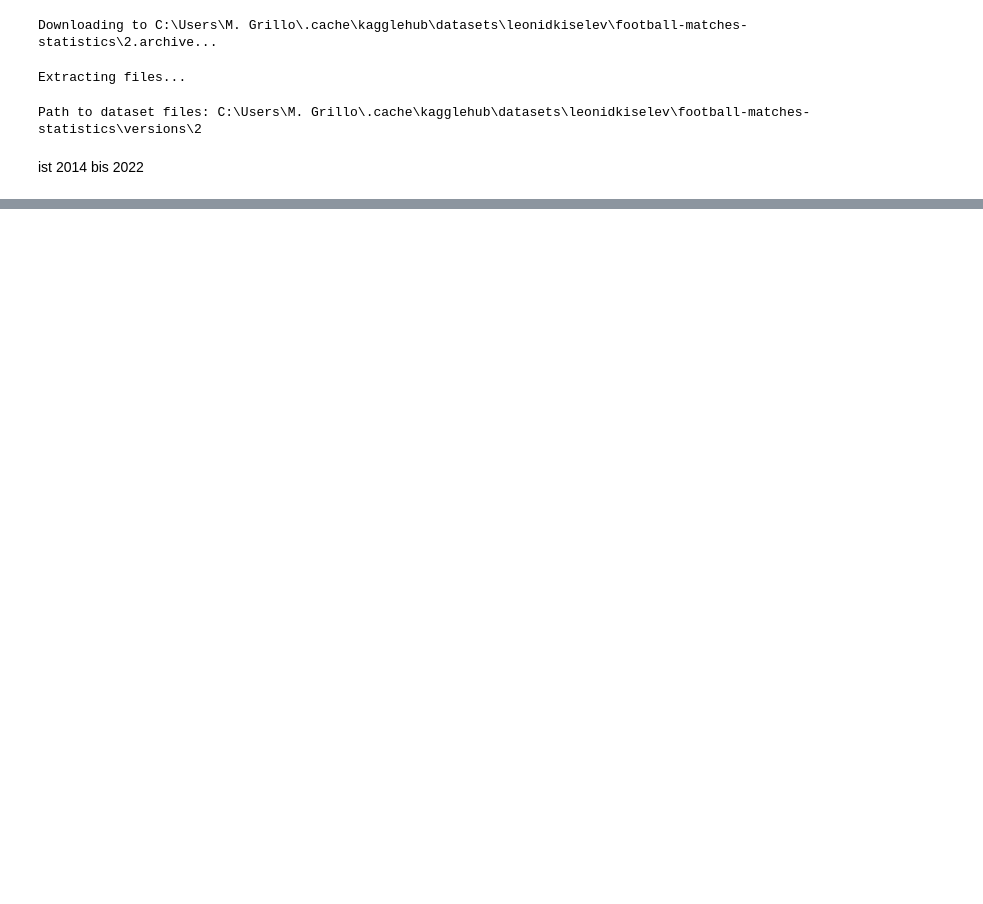
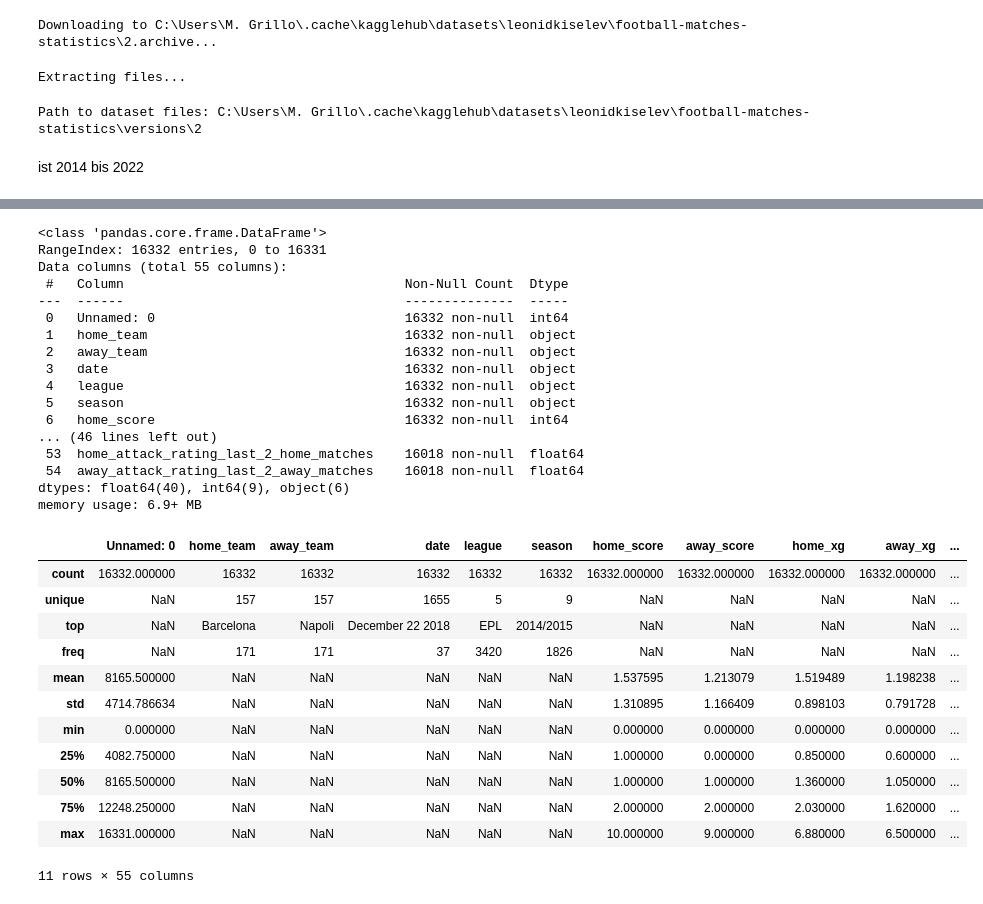
Before and after one commit to magrimuc/prj-2-eda-sql-football-matches-statistics, a Jupyter notebook: MartinsNotebook.ipynb, the cells around one changed output, grey strips where cells are left out. Drawn from its saved outputs; the diff is of its cells as text; code cells hidden in the pictures; blank space fills up the shorter version.

```diff
--- a/MartinsNotebook.ipynb
+++ b/MartinsNotebook.ipynb
@@ -100,0 +194,37 @@ df_matches_bl
+# %%
+df.shape
+df.info()
+df.dtypes
+df.nunique()
+df.describe(include='all')
+# %% [output]
+<class 'pandas.core.frame.DataFrame'>
+RangeIndex: 16332 entries, 0 to 16331
+Data columns (total 55 columns):
+ #   Column                                    Non-Null Count  Dtype
+---  ------                                    --------------  -----
+ 0   Unnamed: 0                                16332 non-null  int64
+ 1   home_team                                 16332 non-null  object
+ 2   away_team                                 16332 non-null  object
+ 3   date                                      16332 non-null  object
+ 4   league                                    16332 non-null  object
+ 5   season                                    16332 non-null  object
+ 6   home_score                                16332 non-null  int64
+... (46 lines left out)
+ 53  home_attack_rating_last_2_home_matches    16018 non-null  float64
+ 54  away_attack_rating_last_2_away_matches    16018 non-null  float64
+dtypes: float64(40), int64(9), object(6)
+memory usage: 6.9+ MB
+|  | Unnamed: 0 | home_team | away_team | date | league | season | home_score | away_score | home_xg | away_xg | ... |
+| count | 16332.000000 | 16332 | 16332 | 16332 | 16332 | 16332 | 16332.000000 | 16332.000000 | 16332.000000 | 16332.000000 | ... |
+| unique | NaN | 157 | 157 | 1655 | 5 | 9 | NaN | NaN | NaN | NaN | ... |
+| top | NaN | Barcelona | Napoli | December 22 2018 | EPL | 2014/2015 | NaN | NaN | NaN | NaN | ... |
+| freq | NaN | 171 | 171 | 37 | 3420 | 1826 | NaN | NaN | NaN | NaN | ... |
+| mean | 8165.500000 | NaN | NaN | NaN | NaN | NaN | 1.537595 | 1.213079 | 1.519489 | 1.198238 | ... |
+| std | 4714.786634 | NaN | NaN | NaN | NaN | NaN | 1.310895 | 1.166409 | 0.898103 | 0.791728 | ... |
+| min | 0.000000 | NaN | NaN | NaN | NaN | NaN | 0.000000 | 0.000000 | 0.000000 | 0.000000 | ... |
+| 25% | 4082.750000 | NaN | NaN | NaN | NaN | NaN | 1.000000 | 0.000000 | 0.850000 | 0.600000 | ... |
+| 50% | 8165.500000 | NaN | NaN | NaN | NaN | NaN | 1.000000 | 1.000000 | 1.360000 | 1.050000 | ... |
+| 75% | 12248.250000 | NaN | NaN | NaN | NaN | NaN | 2.000000 | 2.000000 | 2.030000 | 1.620000 | ... |
+| max | 16331.000000 | NaN | NaN | NaN | NaN | NaN | 10.000000 | 9.000000 | 6.880000 | 6.500000 | ... |
+11 rows × 55 columns
```
Also changed, not shown: parts of 16 cells of this notebook.
